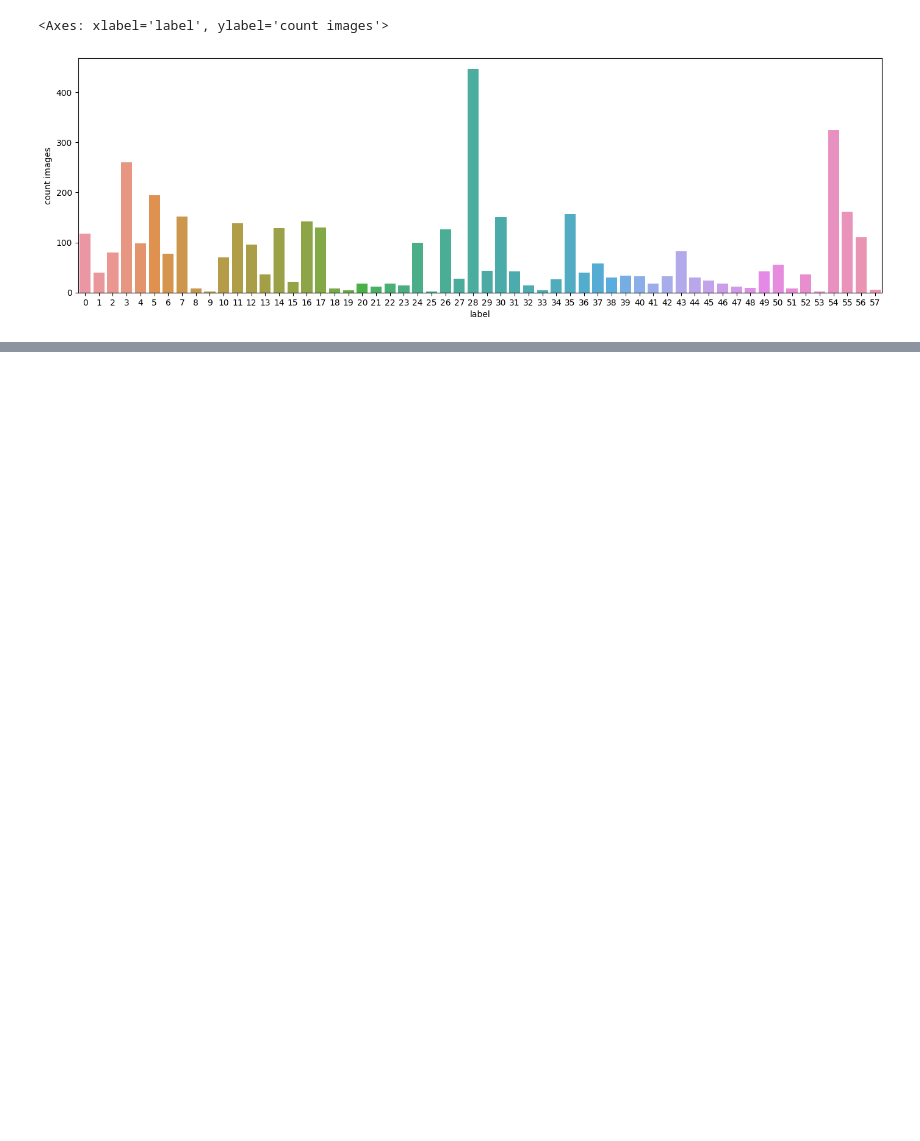
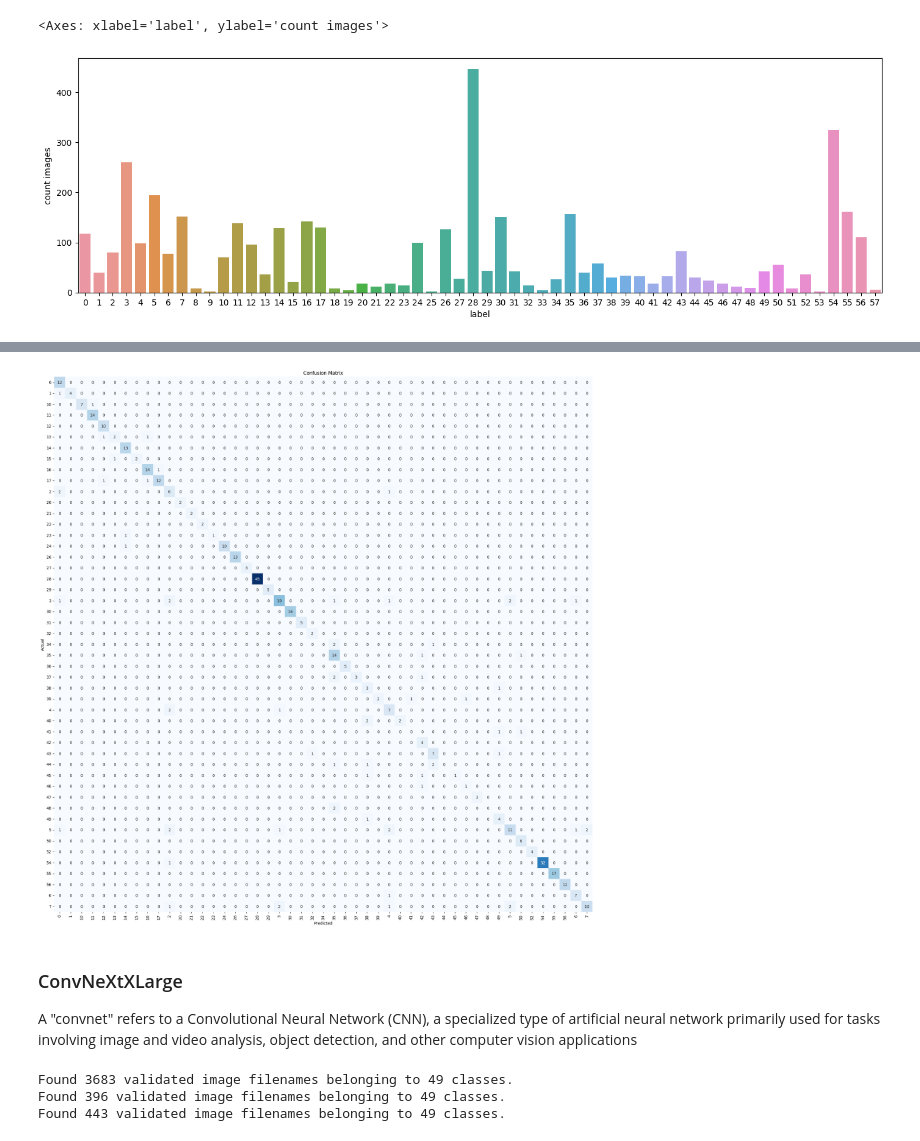
Before and after one commit to calebrauscher/IBM_Deep_Learning, a Jupyter notebook: traffic-sign-classification.ipynb, the cells around one changed output, grey strips where cells are left out. Saved outputs shown, nothing was run; the diff lists cells and outputs as text; code cells hidden in the pictures; blank space fills up the shorter version.

```diff
--- a/traffic-sign-classification.ipynb
+++ b/traffic-sign-classification.ipynb
@@ -412,0 +432,12 @@ plt.show()
+# %%
+resnet_model = create_model(ResNet152(include_top=False,
+                                      weights='imagenet',
+                                      input_shape=(img_height, img_width, 3),
+                                      pooling="avg",
+                                     ),
+                            NUM_CLASSES
+                           )
+resnet_history = resnet_model.fit(train_images,
+                           epochs=EPOCH,
+                           validation_data=val_images,
+                           callbacks=callbacks_list_)
@@ -412,0 +467,4 @@ plt.show()
+# %%
+true_labels, class_names = get_test_data(test_images)
+# %%
+pred_labels = get_accuracy_metric(resnet_model, test_images, true_labels, class_names)
@@ -412,0 +489,45 @@ plt.show()
+# %%
+display_confusion_matrix(true_labels, pred_labels, class_names)
+# %% [output]
+[figure, added]
+# %% [markdown]
+### ConvNeXtXLarge
+
+A "convnet" refers to a Convolutional Neural Network (CNN), a specialized type of artificial neural network primarily used for tasks involving image and video analysis, object detection, and other computer vision applications
+# %%
+train_generator, test_generator = get_generators(tf.keras.applications.convnext.preprocess_input)
+
+train_images = train_generator.flow_from_dataframe(dataframe=train_df,
+                                                    x_col='image',
+                                                    y_col='label',
+                                                    color_mode='rgb',
+                                                    class_mode='categorical',
+                                                    target_size=(img_height, img_width),
+                                                    batch_size=batch_size,
+                                                    shuffle=True,
+                                                    seed=SEED,
+                                                )
+
+val_images = test_generator.flow_from_dataframe(dataframe=val,
+                                                x_col='image',
+                                                y_col='label',
+                                                color_mode='rgb',
+                                                class_mode='categorical',
+                                                target_size=(img_height, img_width),
+                                                batch_size=batch_size,
+                                                shuffle=True,
+                                                seed=SEED,
+                                            )
+
+test_images = test_generator.flow_from_dataframe(dataframe=test_df,
+                                                    x_col='image',
+                                                    y_col='label',
+                                                    color_mode='rgb',
+                                                    class_mode='categorical',
+                                                    target_size=(img_height, img_width),
+                                                    batch_size=batch_size,
+                                                )
+# %% [output]
+Found 3683 validated image filenames belonging to 49 classes.
+Found 396 validated image filenames belonging to 49 classes.
+Found 443 validated image filenames belonging to 49 classes.
```
Also changed, not shown: parts of 47 cells of this notebook.
